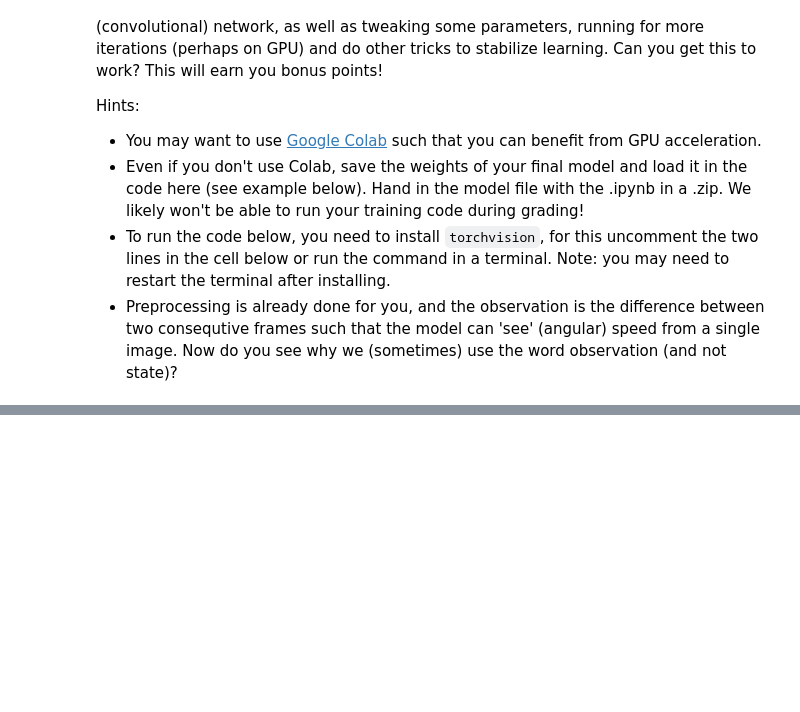
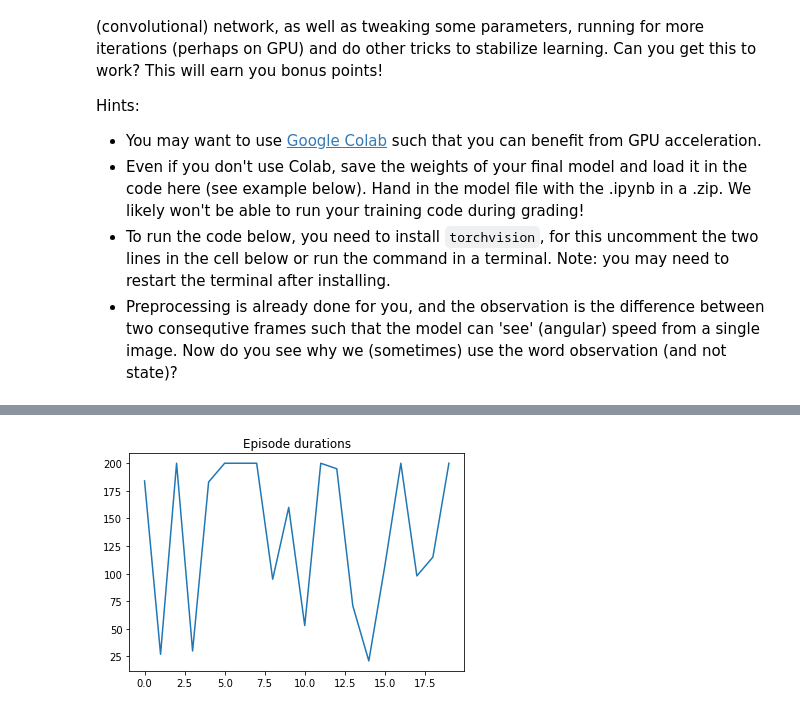
Before and after one commit to kondilidisn/RL, a Jupyter notebook: lab2.ipynb, the cells around one changed output, grey strips where cells are left out. Cells and saved outputs as stored; diff of their text form; code cells hidden in the pictures; blank space fills up the shorter version.

```diff
--- a/lab2.ipynb
+++ b/lab2.ipynb
@@ -168,7 +166,8 @@ def select_action(model, state, epsilon):
     max_value, max_position = torch.max(out, dim =0)
     action_values = (epsilon / 2) * torch.ones(2)
     action_values[max_position] += 1 - epsilon
-    action = (action_values[0] < np.random.uniform()).float()
+    action = (action_values[0] < np.random.uniform()).int()
+
 
     return action.numpy()
 
@@ -690,35 +890,0 @@ raw_env.close()
-# %%
-# Maybe you should make it a bit deeper?
-class DeepPolicy(nn.Module):
-    def __init__(self):
-        nn.Module.__init__(self)
-        self.l1 = nn.Linear(40 * 80 * 3, 2)
-
-    def forward(self, x):
-        # Flatten
-        return F.log_softmax(self.l1(x.view(x.size(0), -1)), -1)
-
-policy = DeepPolicy()
-filename = 'weights.pt'
-
-if os.path.isfile(filename):
-    print(f"Loading weights from {filename}")
-    weights = torch.load(filename)
-
-    policy.load_state_dict(weights['policy'])
-
-else:
-    # Train
-
-    ### TODO some training here, maybe? Or run this on a different machine?
-    torch.manual_seed(42)
-
-    print(f"Saving weights to {filename}")
-    torch.save({
-        # You can add more here if you need, e.g. critic
-        'policy': policy.state_dict()  # Always save weights rather than objects
-    },
-    filename)
-
-def bonus_get_action(x):
-    return policy(x).exp().multinomial(1)[:, 0]
@@ -744,0 +1064,6 @@ plt.show()
+# %%
+plt.plot(smooth(episode_durations, 1))
+plt.title('Episode durations')
+plt.show()
+# %% [output]
+[figure, added]
```
Also changed, not shown: parts of 30 cells of this notebook.
